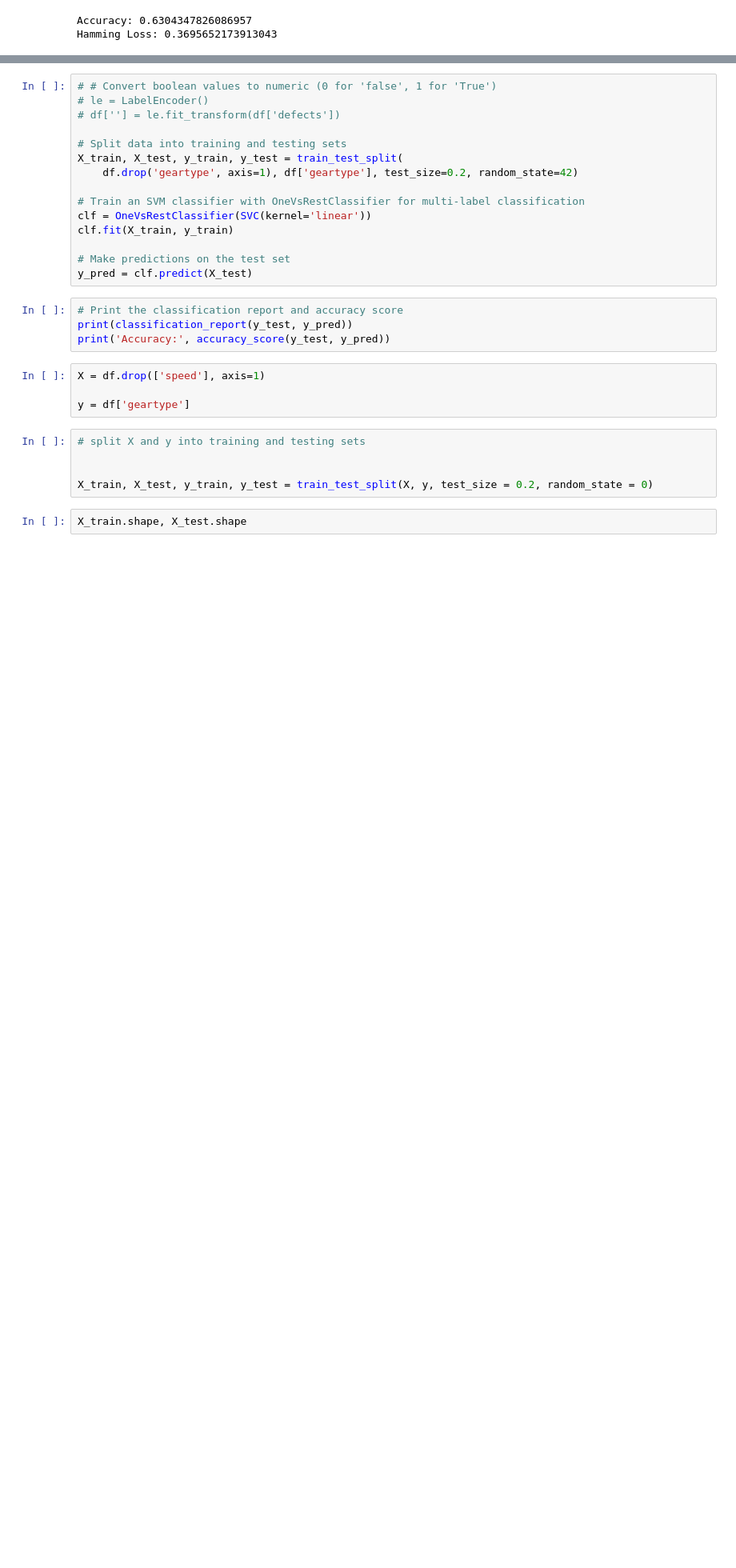
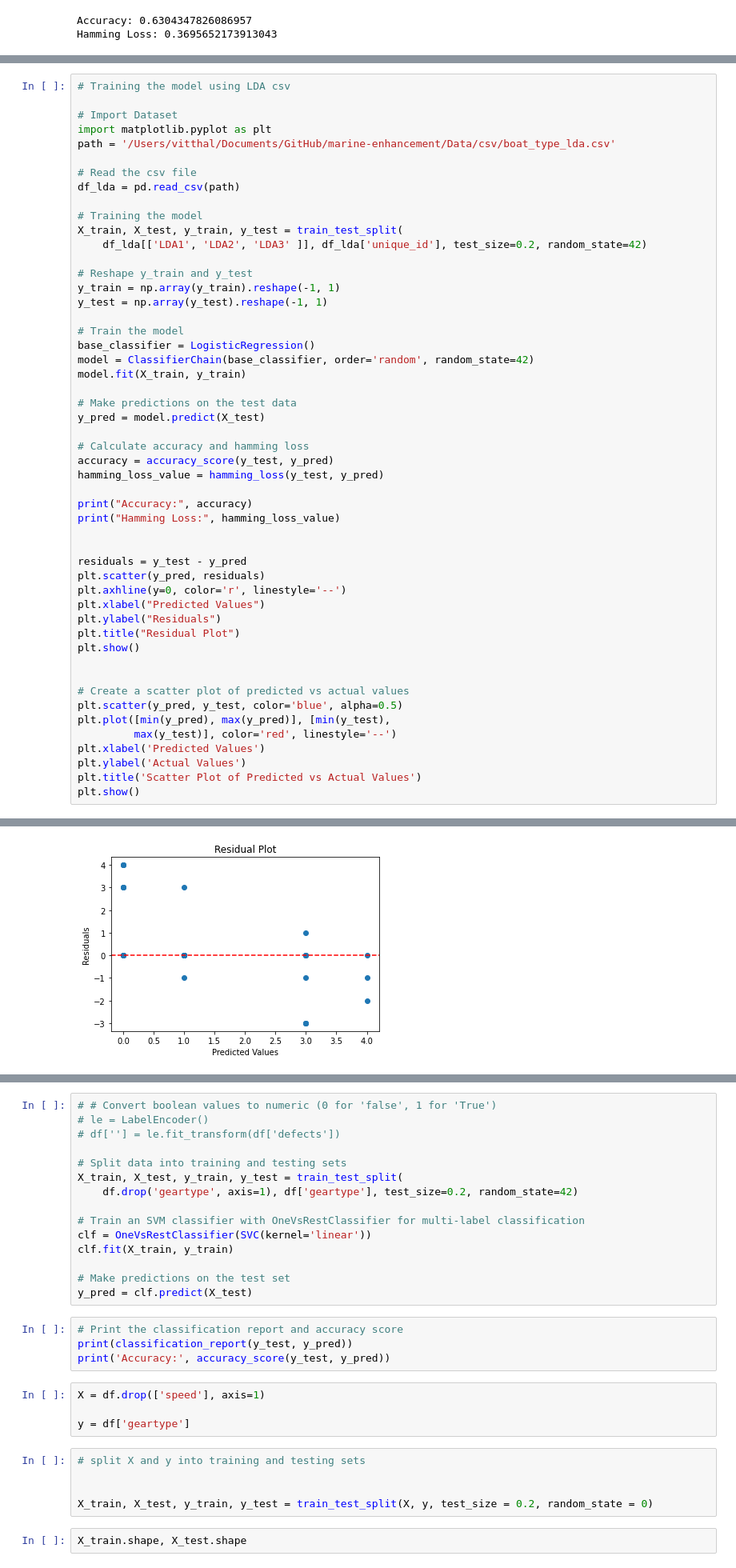
Before and after one commit to VitthalGupta/marine-enhancement, a Jupyter notebook: Codes/svm_hyperparameter.ipynb, the cells around one changed output, grey strips where cells are left out. Shown: that part at 80% size. Drawn from its saved outputs; the diff is of its cells as text; blank space fills up the shorter version.

```diff
--- a/Codes/svm_hyperparameter.ipynb
+++ b/Codes/svm_hyperparameter.ipynb
@@ -141,0 +193,52 @@ Hamming Loss: 0.3695652173913043
+# %%
+# Training the model using LDA csv
+
+# Import Dataset
+import matplotlib.pyplot as plt
+path = '/Users/vitthal/Documents/GitHub/marine-enhancement/Data/csv/boat_type_lda.csv'
+
+# Read the csv file
+df_lda = pd.read_csv(path)
+
+# Training the model
+X_train, X_test, y_train, y_test = train_test_split(
+    df_lda[['LDA1', 'LDA2', 'LDA3' ]], df_lda['unique_id'], test_size=0.2, random_state=42)
+
+# Reshape y_train and y_test
+y_train = np.array(y_train).reshape(-1, 1)
+y_test = np.array(y_test).reshape(-1, 1)
+
+# Train the model
+base_classifier = LogisticRegression()
+model = ClassifierChain(base_classifier, order='random', random_state=42)
+model.fit(X_train, y_train)
+
+# Make predictions on the test data
+y_pred = model.predict(X_test)
+
+# Calculate accuracy and hamming loss
+accuracy = accuracy_score(y_test, y_pred)
+hamming_loss_value = hamming_loss(y_test, y_pred)
+
+print("Accuracy:", accuracy)
+print("Hamming Loss:", hamming_loss_value)
+
+
+residuals = y_test - y_pred
+plt.scatter(y_pred, residuals)
+plt.axhline(y=0, color='r', linestyle='--')
+plt.xlabel("Predicted Values")
+plt.ylabel("Residuals")
+plt.title("Residual Plot")
+plt.show()
+
+
+# Create a scatter plot of predicted vs actual values
+plt.scatter(y_pred, y_test, color='blue', alpha=0.5)
+plt.plot([min(y_pred), max(y_pred)], [min(y_test),
+         max(y_test)], color='red', linestyle='--')
+plt.xlabel('Predicted Values')
+plt.ylabel('Actual Values')
+plt.title('Scatter Plot of Predicted vs Actual Values')
+plt.show()
+# %% [output]
@@ -141,0 +247 @@ Hamming Loss: 0.3695652173913043
+[figure, added]
```
Also changed, not shown: parts of 10 cells of this notebook, 2 other files.
